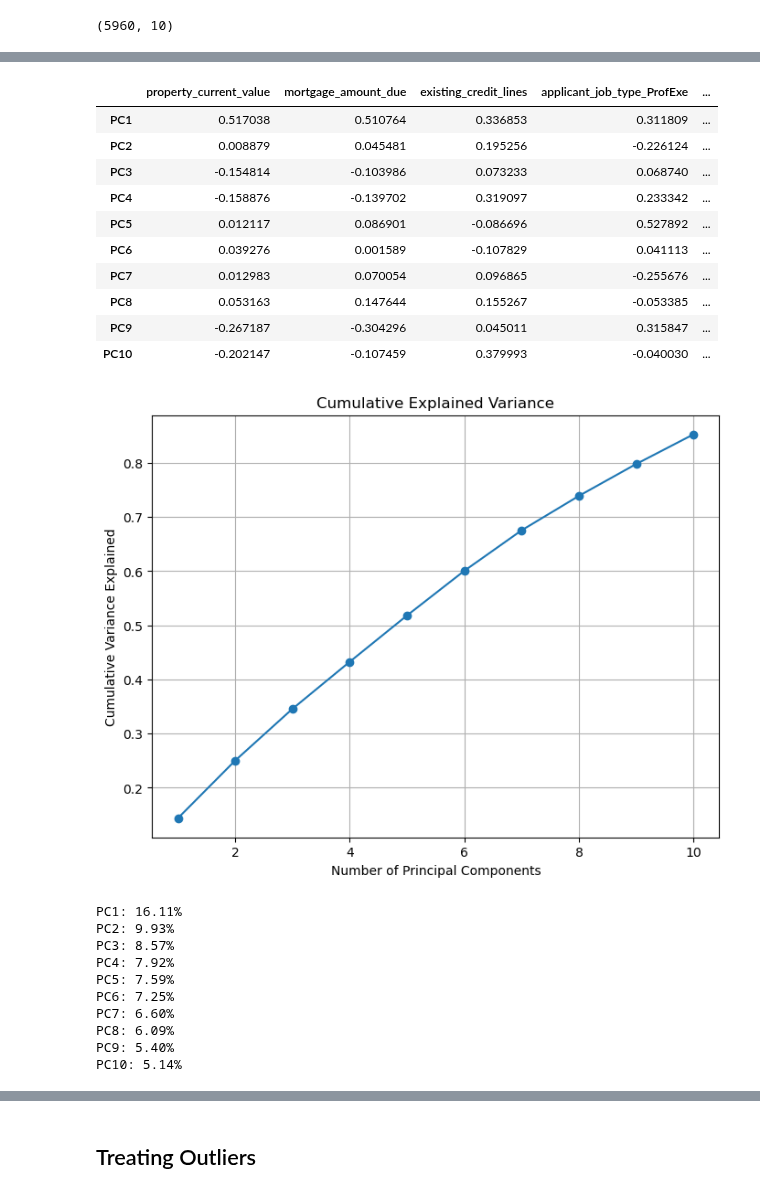
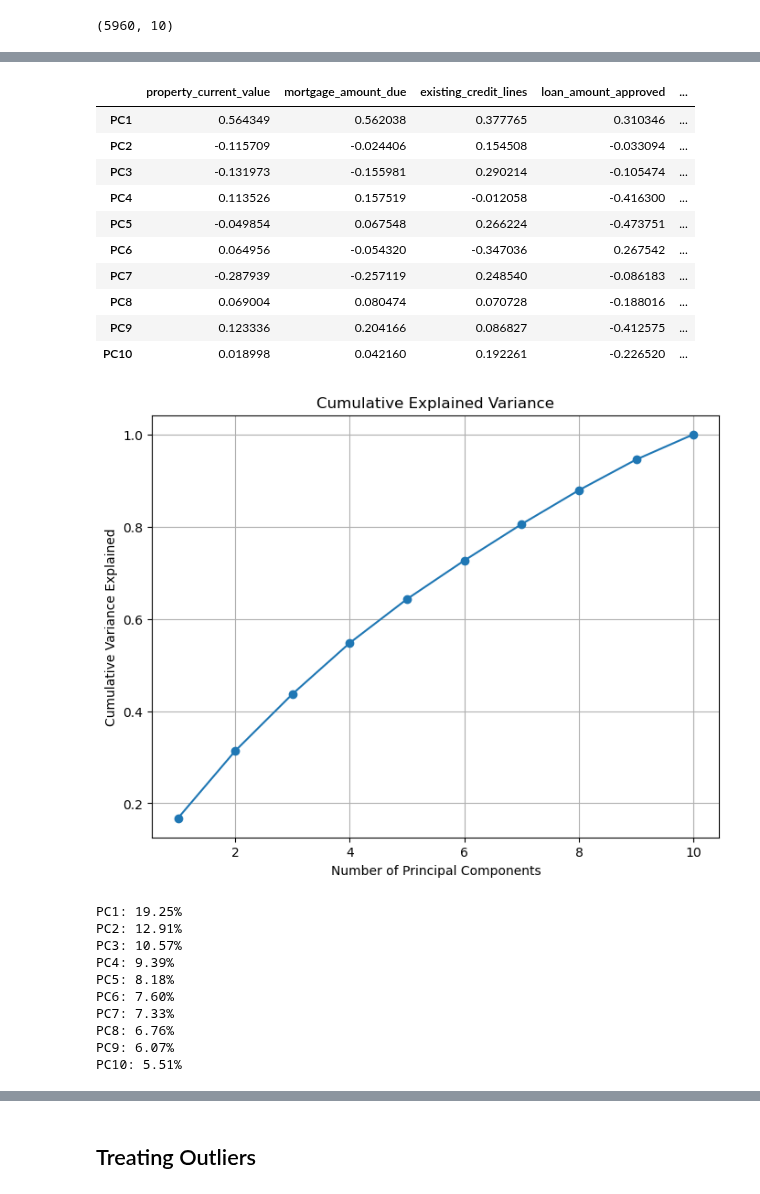
Before and after one commit to vmagar1729/analytiqbit, a Jupyter notebook: notebooks/Capstone_Project_Reference_Notebook_Loan_Default_Prediction_Full_Code.ipynb, the cells around one changed output, grey strips where cells are left out. Drawn from its saved outputs; the diff is of its cells as text; code cells hidden in the pictures.

```diff
--- a/notebooks/Capstone_Project_Reference_Notebook_Loan_Default_Prediction_Full_Code.ipynb
+++ b/notebooks/Capstone_Project_Reference_Notebook_Loan_Default_Prediction_Full_Code.ipynb
@@ -289,0 +275,8 @@ summarize_dataframe(default_imputed)
+# %%
+# Treat missing values
+default_imputed_num, categories = impute_missing_values(default)
+default_imputed = default_imputed_num.copy()
+# Convert categorical columns back to original categories
+for col in ['loan_request_reason', 'applicant_job_type']:
+    default_imputed[col] = pd.Categorical.from_codes(default_imputed_num[col].round().astype(int), categories=categories[col])  # Use the saved original categories
+summarize_dataframe(default_imputed)
@@ -295,7 +320,7 @@ num_cols = col_types['float64'] + col_types['int64']
 # Remove target column
 num_cols.remove('client_defaulted_on_loan')
 # get categorical columns from the column type list
-cat_cols = col_types['object']
+cat_cols = col_types['category']
 # %% [markdown]
 ### **Univariate Analysis**
 # %%
@@ -603,9 +578,8 @@ VIF Values:
 # %%
 # Standardize the data
 scaler = StandardScaler()
-default_pca = pd.get_dummies(default_imputed, columns=cat_cols, drop_first=True)
-default_pca = default_pca.drop('client_defaulted_on_loan', axis=1)  #drop the target variable
-default_imputed_scaled = pd.DataFrame(scaler.fit_transform(default_pca), columns=default_pca.columns)
+default_imputed_num = default_imputed_num.drop('client_defaulted_on_loan', axis=1)
+default_imputed_scaled = pd.DataFrame(scaler.fit_transform(default_imputed_num), columns=default_imputed_num.columns)
 # %%
 # Apply PCA
 pca = PCA(n_components=10)  # Reduce to 10 principal components
@@ -645,17 +618,17 @@ loadings = pd.DataFrame(pca.components_, columns=default_imputed_scaled.columns,
 sorted_loadings = loadings[loadings.columns[loadings.iloc[0].argsort()[::-1]]]
 sorted_loadings
 # %% [output]
-|  | property_current_value | mortgage_amount_due | existing_credit_lines | applicant_job_type_ProfExe | ... |
-| PC1 | 0.517038 | 0.510764 | 0.336853 | 0.311809 | ... |
-| PC2 | 0.008879 | 0.045481 | 0.195256 | -0.226124 | ... |
-| PC3 | -0.154814 | -0.103986 | 0.073233 | 0.068740 | ... |
-| PC4 | -0.158876 | -0.139702 | 0.319097 | 0.233342 | ... |
-| PC5 | 0.012117 | 0.086901 | -0.086696 | 0.527892 | ... |
-| PC6 | 0.039276 | 0.001589 | -0.107829 | 0.041113 | ... |
-| PC7 | 0.012983 | 0.070054 | 0.096865 | -0.255676 | ... |
-| PC8 | 0.053163 | 0.147644 | 0.155267 | -0.053385 | ... |
-| PC9 | -0.267187 | -0.304296 | 0.045011 | 0.315847 | ... |
-| PC10 | -0.202147 | -0.107459 | 0.379993 | -0.040030 | ... |
+|  | property_current_value | mortgage_amount_due | existing_credit_lines | loan_amount_approved | ... |
+| PC1 | 0.564349 | 0.562038 | 0.377765 | 0.310346 | ... |
+| PC2 | -0.115709 | -0.024406 | 0.154508 | -0.033094 | ... |
+| PC3 | -0.131973 | -0.155981 | 0.290214 | -0.105474 | ... |
+| PC4 | 0.113526 | 0.157519 | -0.012058 | -0.416300 | ... |
+| PC5 | -0.049854 | 0.067548 | 0.266224 | -0.473751 | ... |
+| PC6 | 0.064956 | -0.054320 | -0.347036 | 0.267542 | ... |
+| PC7 | -0.287939 | -0.257119 | 0.248540 | -0.086183 | ... |
+| PC8 | 0.069004 | 0.080474 | 0.070728 | -0.188016 | ... |
+| PC9 | 0.123336 | 0.204166 | 0.086827 | -0.412575 | ... |
+| PC10 | 0.018998 | 0.042160 | 0.192261 | -0.226520 | ... |
 # %%
 default_imputed_scaled_noPV = default_imputed_scaled.drop(['property_current_value', 'debt_to_income_ratio'], axis=1)
 # %%
@@ -665,29 +638,28 @@ default_pcanopv = pd.DataFrame(pca_nopv.fit_transform(default_imputed_scaled_noP
 # %%
 # Plot explained variance ratio
 plt.figure(figsize=(8, 6))
-plt.plot(range(1, len(pca_nopv.explained_variance_ratio_) + 1),
-         np.cumsum(pca_nopv.explained_variance_ratio_), marker='o')
+plt.plot(range(1, len(pca_nopv.explained_variance_ratio_) + 1), np.cumsum(pca_nopv.explained_variance_ratio_), marker='o')
 plt.title('Cumulative Explained Variance')
 plt.xlabel('Number of Principal Components')
 plt.ylabel('Cumulative Variance Explained')
 plt.grid()
 plt.show()
 
 # Print explained variance by each component
 for i, ratio in enumerate(pca.explained_variance_ratio_, start=1):
     print(f"PC{i}: {ratio:.2%}")
 # %% [output]
-[figure, old version]
+[figure, new version]
-PC1: 16.11%
-PC2: 9.93%
-PC3: 8.57%
-PC4: 7.92%
-PC5: 7.59%
-PC6: 7.25%
-PC7: 6.60%
-PC8: 6.09%
-PC9: 5.40%
-PC10: 5.14%
+PC1: 19.25%
+PC2: 12.91%
+PC3: 10.57%
+PC4: 9.39%
+PC5: 8.18%
+PC6: 7.60%
+PC7: 7.33%
+PC8: 6.76%
+PC9: 6.07%
+PC10: 5.51%
 # %%
 loadings_noPV = pd.DataFrame(pca_nopv.components_, columns=default_imputed_scaled_noPV.columns, index=[f'PC{i+1}' for i in range(len(pca_nopv.components_))])
 sorted_loadings_noPV = loadings_noPV[loadings_noPV.columns[loadings_noPV.iloc[0].argsort()[::-1]]]
```
Also changed, not shown: parts of 20 cells of this notebook, 2 other files.
